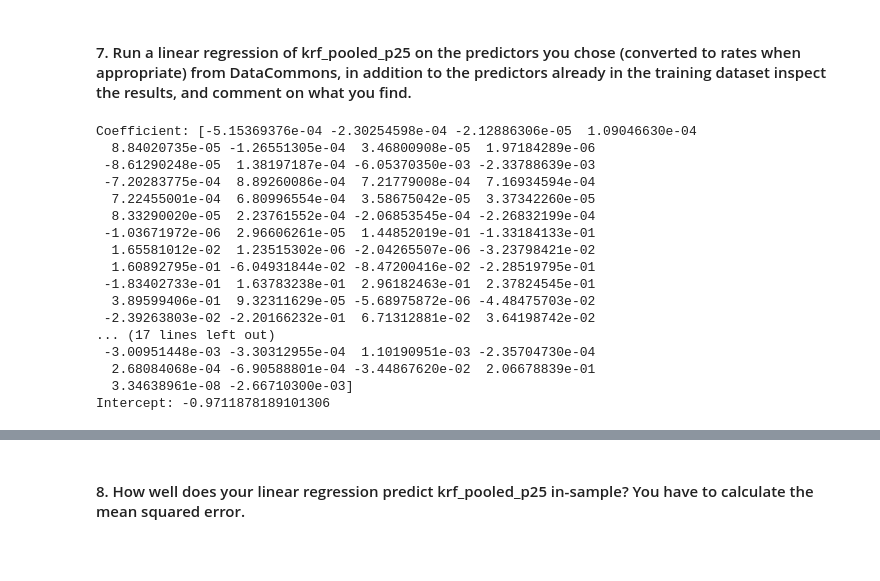
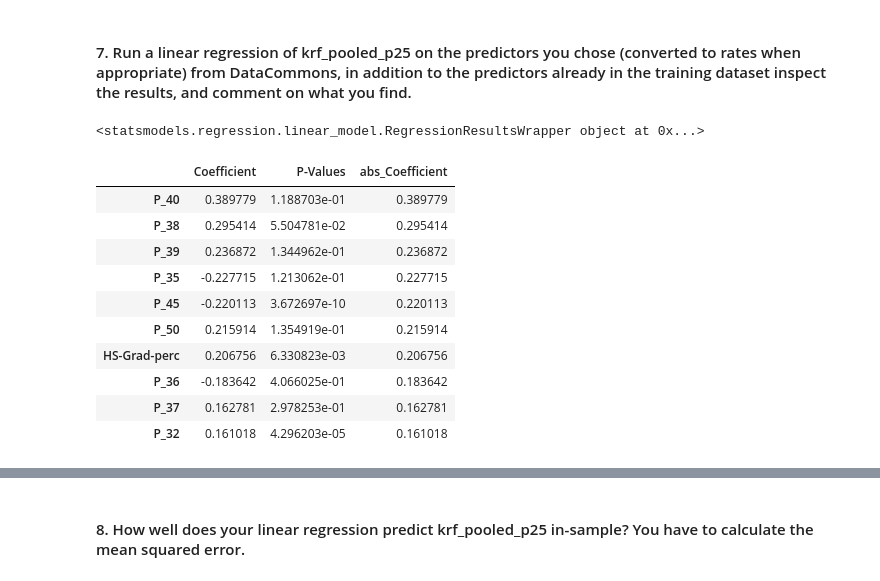
Before and after one commit to Charles-Gormley/GenerationalMobilityPrediction, a Jupyter notebook: DataCleaning.ipynb, the cells around one changed output, grey strips where cells are left out. Drawn from its saved outputs; the diff is of its cells as text; code cells hidden in the pictures; blank space fills up the shorter version.

Commit message:
Obtained P-values

```diff
--- a/DataCleaning.ipynb
+++ b/DataCleaning.ipynb
@@ -148,7 +148,12 @@ df[['single-mom-perc', 'HS-Grad-perc', 'GDP-per-capita', 'Housing-units-per-capi
 # %% [markdown]
 #### 7. Run a linear regression of krf_pooled_p25 on the predictors you chose (converted to rates when appropriate) from DataCommons, in addition to the predictors already in the training dataset inspect the results, and comment on what you find.
 # %%
-dependent_cols = ['Percent_Person_Obesity',
+dependent_cols = [
+ 'Percent_Person_Obesity',
+ 'single-mom-perc',
+ 'HS-Grad-perc',
+ 'GDP-per-capita',
+ 'Housing-units-per-capita',
  'P_1',
  'P_2',
  'P_3',
@@ -269,37 +274,41 @@ dependent_cols = ['Percent_Person_Obesity',
  'P_118',
  'P_119',
  'P_120',
- 'P_121',
- 'single-mom-perc',
- 'HS-Grad-perc',
- 'GDP-per-capita',
- 'Housing-units-per-capita']
+ 'P_121'
+]
 # %%
 X = df[dependent_cols]
 y = df.kfr_pooled_p25
 
 # Create and fit the linear regression model
-model = LinearRegression()
-model.fit(X, y)
+mX = sm.add_constant(X)
 
-# Print the coefficient and intercept
-print('Coefficient:', model.coef_)
-print('Intercept:', model.intercept_)
+# Fit the linear regression model
+model = sm.OLS(y, X)
+results = model.fit()
+
+# Get coefficients and p-values
+print(results)
+intercept = results.params[0]
+coefficients = results.params
+p_values = results.pvalues
 # %% [output]
-Coefficient: [-5.15369376e-04 -2.30254598e-04 -2.12886306e-05  1.09046630e-04
-  8.84020735e-05 -1.26551305e-04  3.46800908e-05  1.97184289e-06
- -8.61290248e-05  1.38197187e-04 -6.05370350e-03 -2.33788639e-03
- -7.20283775e-04  8.89260086e-04  7.21779008e-04  7.16934594e-04
-  7.22455001e-04  6.80996554e-04  3.58675042e-05  3.37342260e-05
-  8.33290020e-05  2.23761552e-04 -2.06853545e-04 -2.26832199e-04
- -1.03671972e-06  2.96606261e-05  1.44852019e-01 -1.33184133e-01
-  1.65581012e-02  1.23515302e-06 -2.04265507e-06 -3.23798421e-02
-  1.60892795e-01 -6.04931844e-02 -8.47200416e-02 -2.28519795e-01
- -1.83402733e-01  1.63783238e-01  2.96182463e-01  2.37824545e-01
-  3.89599406e-01  9.32311629e-05 -5.68975872e-06 -4.48475703e-02
- -2.39263803e-02 -2.20166232e-01  6.71312881e-02  3.64198742e-02
-... (17 lines left out)
- -3.00951448e-03 -3.30312955e-04  1.10190951e-03 -2.35704730e-04
-  2.68084068e-04 -6.90588801e-04 -3.44867620e-02  2.06678839e-01
-  3.34638961e-08 -2.66710300e-03]
-Intercept: -0.9711878189101306
+<statsmodels.regression.linear_model.RegressionResultsWrapper object at 0x...>
+# %%
+analysis = pd.concat([coefficients, p_values], axis=1)
+analysis.columns = ["Coefficient", "P-Values"]
+# %%
+analysis['abs_Coefficient'] = analysis.Coefficient.abs()
+analysis.sort_values('abs_Coefficient', ascending=False).head(10)
+# %% [output]
+|  | Coefficient | P-Values | abs_Coefficient |
+| P_40 | 0.389779 | 1.188703e-01 | 0.389779 |
+| P_38 | 0.295414 | 5.504781e-02 | 0.295414 |
+| P_39 | 0.236872 | 1.344962e-01 | 0.236872 |
+| P_35 | -0.227715 | 1.213062e-01 | 0.227715 |
+| P_45 | -0.220113 | 3.672697e-10 | 0.220113 |
+| P_50 | 0.215914 | 1.354919e-01 | 0.215914 |
+| HS-Grad-perc | 0.206756 | 6.330823e-03 | 0.206756 |
+| P_36 | -0.183642 | 4.066025e-01 | 0.183642 |
+| P_37 | 0.162781 | 2.978253e-01 | 0.162781 |
+| P_32 | 0.161018 | 4.296203e-05 | 0.161018 |
```
Also changed, not shown: parts of 3 cells of this notebook.
